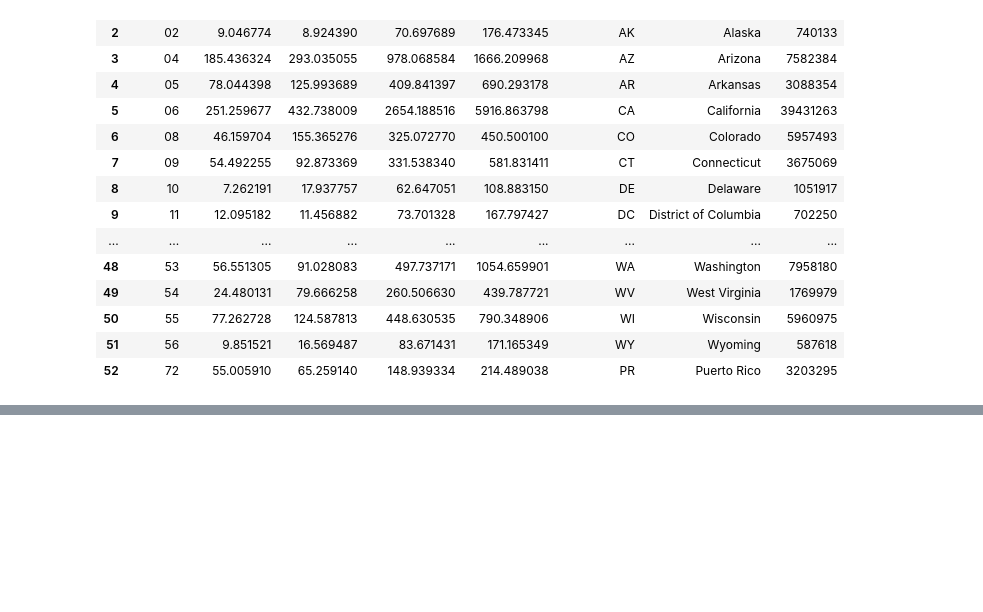
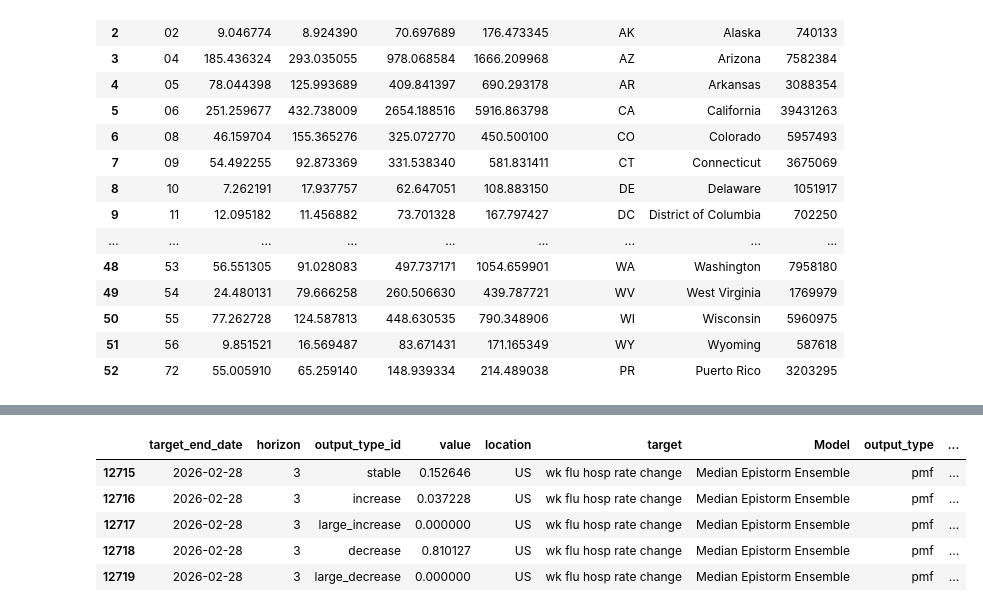
Before and after one commit to jessica-davis/epistorm-ensemble, a Jupyter notebook: debugging.ipynb, the cells around one changed output, grey strips where cells are left out. Cells and saved outputs as stored; diff of their text form; code cells hidden in the pictures; blank space fills up the shorter version.

```diff
--- a/debugging.ipynb
+++ b/debugging.ipynb
@@ -181,0 +177,9 @@ pd.read_csv('./data/thresholds_2425.csv')
+# %%
+df
+# %% [output]
+|  | target_end_date | horizon | output_type_id | value | location | target | Model | output_type | ... |
+| 12715 | 2026-02-28 | 3 | stable | 0.152646 | US | wk flu hosp rate change | Median Epistorm Ensemble | pmf | ... |
+| 12716 | 2026-02-28 | 3 | increase | 0.037228 | US | wk flu hosp rate change | Median Epistorm Ensemble | pmf | ... |
+| 12717 | 2026-02-28 | 3 | large_increase | 0.000000 | US | wk flu hosp rate change | Median Epistorm Ensemble | pmf | ... |
+| 12718 | 2026-02-28 | 3 | decrease | 0.810127 | US | wk flu hosp rate change | Median Epistorm Ensemble | pmf | ... |
+| 12719 | 2026-02-28 | 3 | large_decrease | 0.000000 | US | wk flu hosp rate change | Median Epistorm Ensemble | pmf | ... |
```
Also changed, not shown: parts of 2 cells of this notebook, 1 other file.
